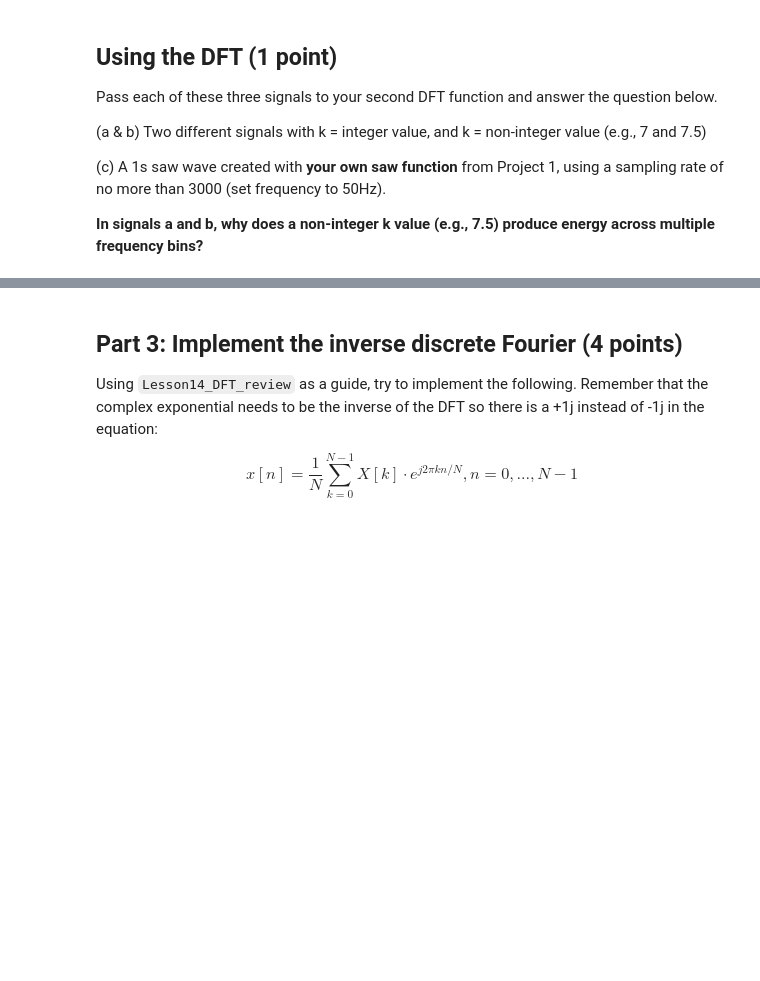
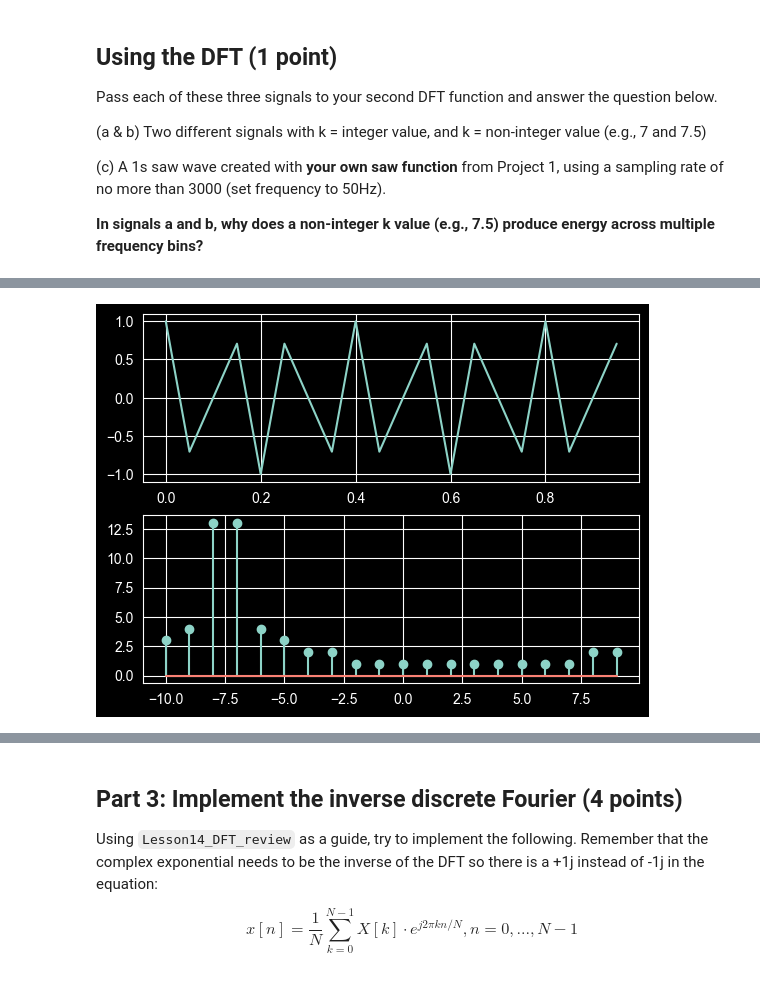
Before and after one commit to denayeisnotokay/AudioTechII, a Jupyter notebook: HW/HW2.ipynb, the cells around one changed output, grey strips where cells are left out. Cells and saved outputs as stored; diff of their text form; code cells hidden in the pictures; blank space fills up the shorter version.

```diff
--- a/HW/HW2.ipynb
+++ b/HW/HW2.ipynb
@@ -98,0 +203,4 @@ Pass each of these three signals to your second DFT function and answer the ques
+# %%
+myDFT2(x2)
+# %% [output]
+[figure, added]
```
Also changed, not shown: parts of 16 cells of this notebook.
